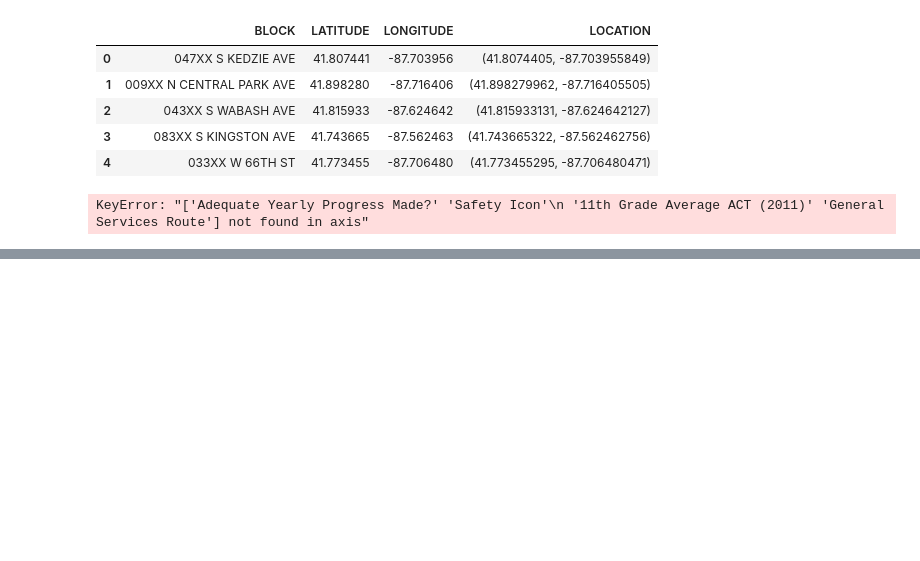
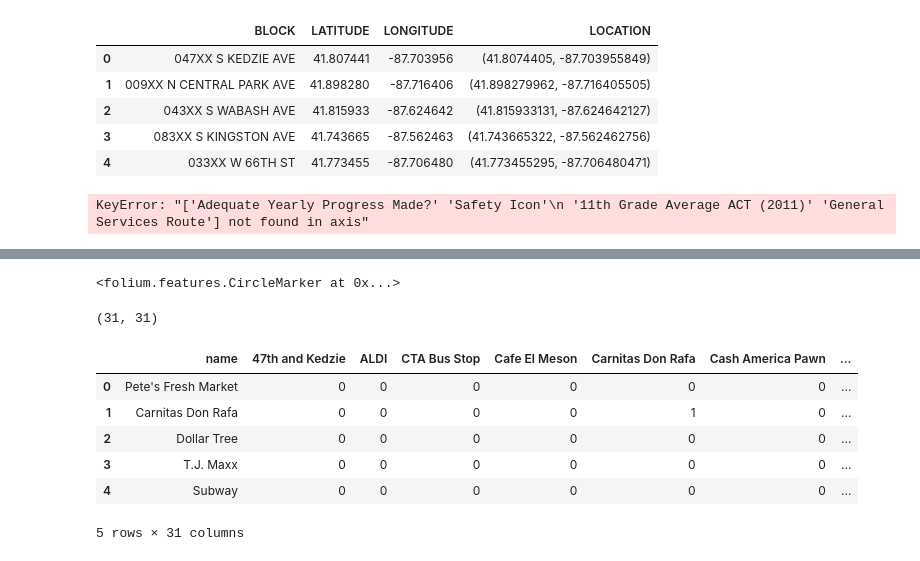
Before and after one commit to tjinghahaha/TJ, a Jupyter notebook: Tommy's Capstone.ipynb, the cells around one changed output, grey strips where cells are left out. Saved outputs shown, nothing was run; the diff lists cells and outputs as text; code cells hidden in the pictures; blank space fills up the shorter version.

```diff
--- a/Tommy's Capstone.ipynb
+++ b/Tommy's Capstone.ipynb
@@ -83,0 +96,18 @@ KeyError: "['Adequate Yearly Progress Made?' 'Safety Icon'\n '11th Grade Average
+# %%
+block = df_crime.loc[0, 'BLOCK']
+latitude = df_crime.loc[0, 'LATITUDE']
+longitude = df_crime.loc[0, 'LONGITUDE']
+# %%
+url = 'https://api.foursquare.com/v2/venues/explore?&client_id={}&client_secret={}&v={}&ll={},{}&radius={}&limit={}'.format(
+    ID,
+    Secret,
+    VERSION,
+    latitude,
+    longitude,
+    radius,
+    LIMIT)
+results = requests.get(url).json()
+# %%
+venues = results['response']['groups'][0]['items']
+nearby_venues = json_normalize(venues)
+nearby_venues.head()
@@ -83,0 +122,5 @@ KeyError: "['Adequate Yearly Progress Made?' 'Safety Icon'\n '11th Grade Average
+# %%
+filtered_columns = ['venue.name', 'venue.location.lat', 'venue.location.lng']
+nearby_venues =nearby_venues.loc[:, filtered_columns]
+nearby_venues.columns = [col.split(".")[-1] for col in nearby_venues.columns]
+nearby_venues.head()
@@ -83,0 +134,29 @@ KeyError: "['Adequate Yearly Progress Made?' 'Safety Icon'\n '11th Grade Average
+# %%
+venues_map = folium.Map(location=[latitude, longitude], zoom_start=15)
+
+folium.features.CircleMarker(
+    [latitude, longitude],
+    radius=10,
+    color='red',
+    popup='BEDOKVILLE',
+    fill = True,
+    fill_color = 'red',
+    fill_opacity = 0.6
+).add_to(venues_map)
+# %% [output]
+<folium.features.CircleMarker at 0x...>
+# %%
+one_hot = pd.get_dummies(nearby_venues[['name']], prefix="", prefix_sep="")
+one_hot['name'] = nearby_venues['name']
+fixed_columns = [one_hot.columns[-1]] + list(one_hot.columns[:-1])
+one_hot = one_hot[fixed_columns]
+one_hot.head()
+# %% [output]
+(31, 31)
+|  | name | 47th and Kedzie | ALDI | CTA Bus Stop | Cafe El Meson | Carnitas Don Rafa | Cash America Pawn | ... |
+| 0 | Pete's Fresh Market | 0 | 0 | 0 | 0 | 0 | 0 | ... |
+| 1 | Carnitas Don Rafa | 0 | 0 | 0 | 0 | 1 | 0 | ... |
+| 2 | Dollar Tree | 0 | 0 | 0 | 0 | 0 | 0 | ... |
+| 3 | T.J. Maxx | 0 | 0 | 0 | 0 | 0 | 0 | ... |
+| 4 | Subway | 0 | 0 | 0 | 0 | 0 | 0 | ... |
+5 rows × 31 columns
```
Also changed, not shown: parts of 9 cells of this notebook.
